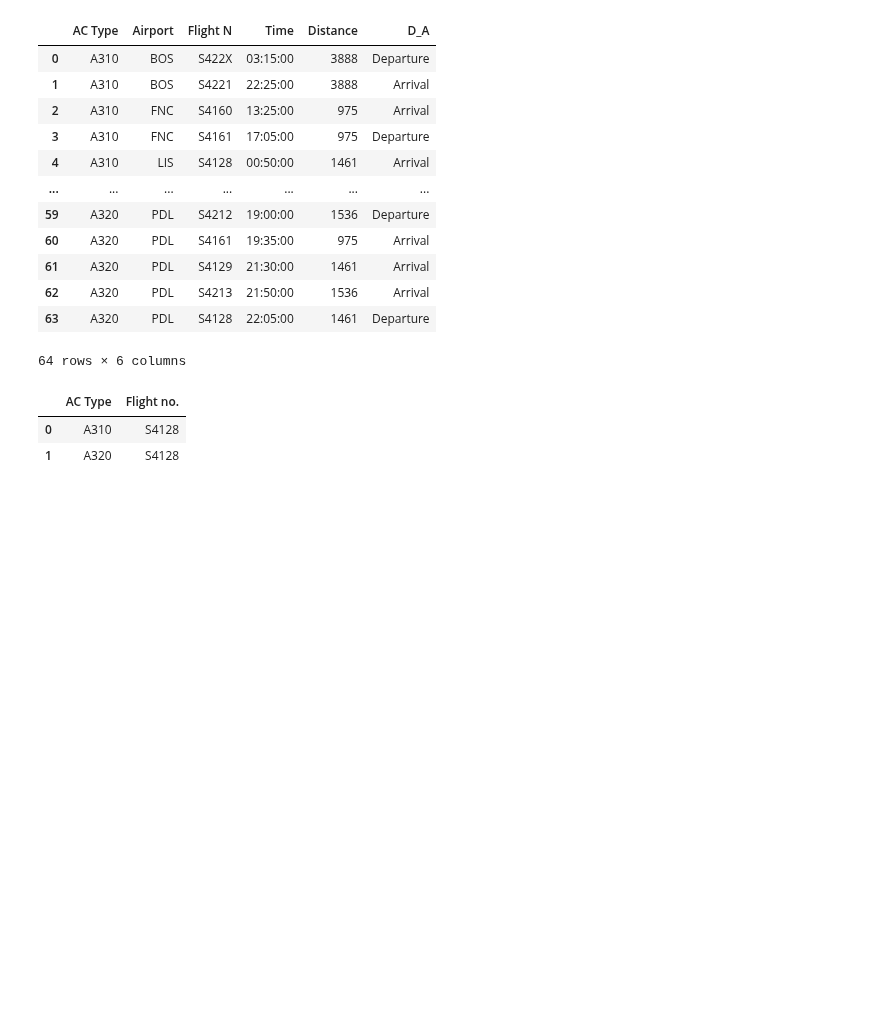
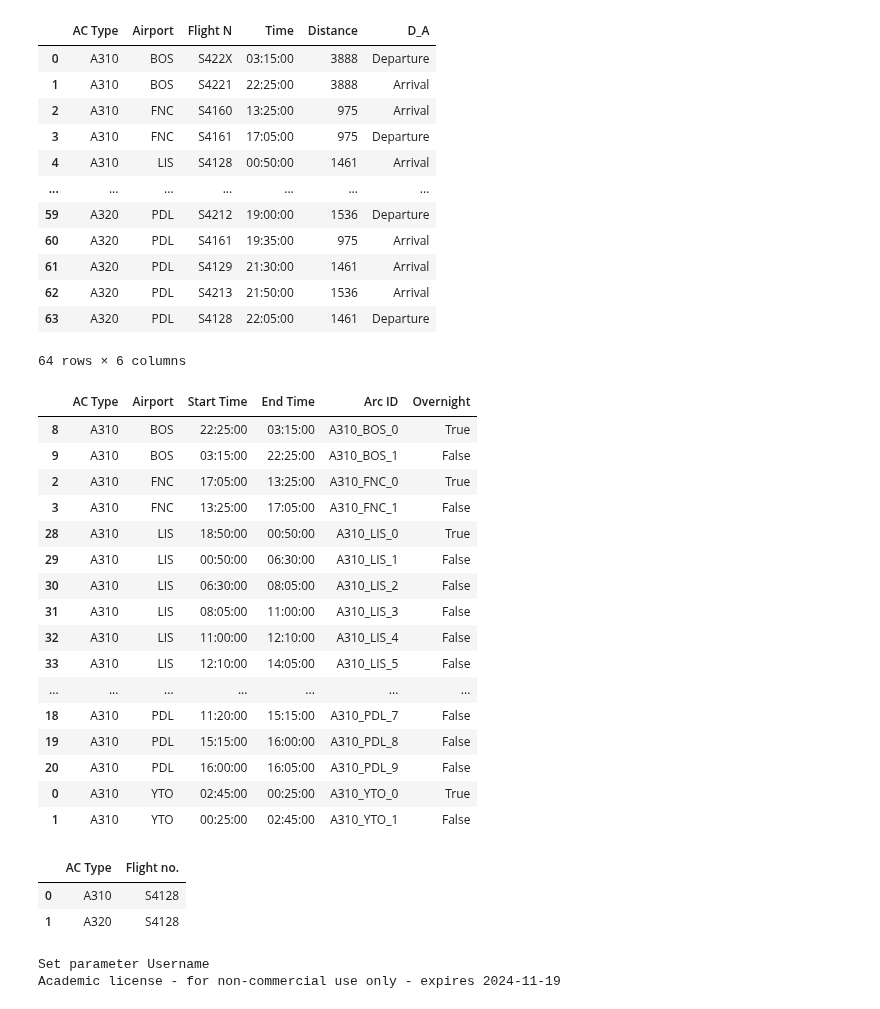
Before and after one commit to allanguzmanf/AE4426, a Jupyter notebook: Example_FAM.ipynb, the cells around one changed output. Cells and saved outputs as stored; diff of their text form; code cells hidden in the pictures; blank space fills up the shorter version.

```diff
--- a/Example_FAM.ipynb
+++ b/Example_FAM.ipynb
@@ -126,5 +128,25 @@ ground_arcs['Arc ID'] = ground_arcs.groupby(['AC Type']).cumcount()
 ground_arcs['Overnight'] = ground_arcs.apply(lambda row: (row['End Time'] < row['Start Time']), axis=1)
 ground_arcs.sort_values(by='Arc ID', inplace=True)
+# %%
+ground_arcs[ground_arcs['AC Type'] == 'A310'].sort_values(by=['AC Type', 'Airport', 'Arc ID'])
+# %% [output]
+|  | AC Type | Airport | Start Time | End Time | Arc ID | Overnight |
+| 8 | A310 | BOS | 22:25:00 | 03:15:00 | A310_BOS_0 | True |
+| 9 | A310 | BOS | 03:15:00 | 22:25:00 | A310_BOS_1 | False |
+| 2 | A310 | FNC | 17:05:00 | 13:25:00 | A310_FNC_0 | True |
+| 3 | A310 | FNC | 13:25:00 | 17:05:00 | A310_FNC_1 | False |
+| 28 | A310 | LIS | 18:50:00 | 00:50:00 | A310_LIS_0 | True |
+| 29 | A310 | LIS | 00:50:00 | 06:30:00 | A310_LIS_1 | False |
+| 30 | A310 | LIS | 06:30:00 | 08:05:00 | A310_LIS_2 | False |
+| 31 | A310 | LIS | 08:05:00 | 11:00:00 | A310_LIS_3 | False |
+| 32 | A310 | LIS | 11:00:00 | 12:10:00 | A310_LIS_4 | False |
+| 33 | A310 | LIS | 12:10:00 | 14:05:00 | A310_LIS_5 | False |
+| ... | ... | ... | ... | ... | ... | ... |
+| 18 | A310 | PDL | 11:20:00 | 15:15:00 | A310_PDL_7 | False |
+| 19 | A310 | PDL | 15:15:00 | 16:00:00 | A310_PDL_8 | False |
+| 20 | A310 | PDL | 16:00:00 | 16:05:00 | A310_PDL_9 | False |
+| 0 | A310 | YTO | 02:45:00 | 00:25:00 | A310_YTO_0 | True |
+| 1 | A310 | YTO | 00:25:00 | 02:45:00 | A310_YTO_1 | False |
 # %%
 # Create a nodes_df
 nodes_df = ground_arcs[['AC Type', 'Airport', 'Start Time']].rename(columns={'Start Time': 'Time'})
@@ -266,11 +288,14 @@ for k in ac_list:
 # using overnight_arcs and overnight_flights
 # sum(y_a,k) + sum(f_i,k) = number of aircraft of type k
 for k in ac_list:
-    m.addConstr((gp.quicksum(y[a, k] for a in list(overnight_arcs[(overnight_arcs['AC Type'] == k)]['Arc ID'])) +
-                 gp.quicksum(f[i,k] for i in list(overnight_flights[(overnight_flights['AC Type'] == k)]['Flight no.'])) ==
-                 aircraft[k]['Fleet']), name='overnight_' + str(k))
+    m.addConstr((gp.quicksum(y[a, k] for a in list(overnight_arcs[(overnight_arcs['AC Type'] == k)]['Arc ID'])) #+
+                 #gp.quicksum(f[i,k] for i in list(overnight_flights[(overnight_flights['AC Type'] == k)]['Flight no.']))
+                 == aircraft[k]['Fleet']), name='overnight_' + str(k))
 
 m.update()
+# %% [output]
+Set parameter Username
+Academic license - for non-commercial use only - expires 2024-11-19
 # %%
 # Optimize the model but dont print the output
 m.Params.OutputFlag = 0
```
Also changed, not shown: parts of 9 cells of this notebook.
